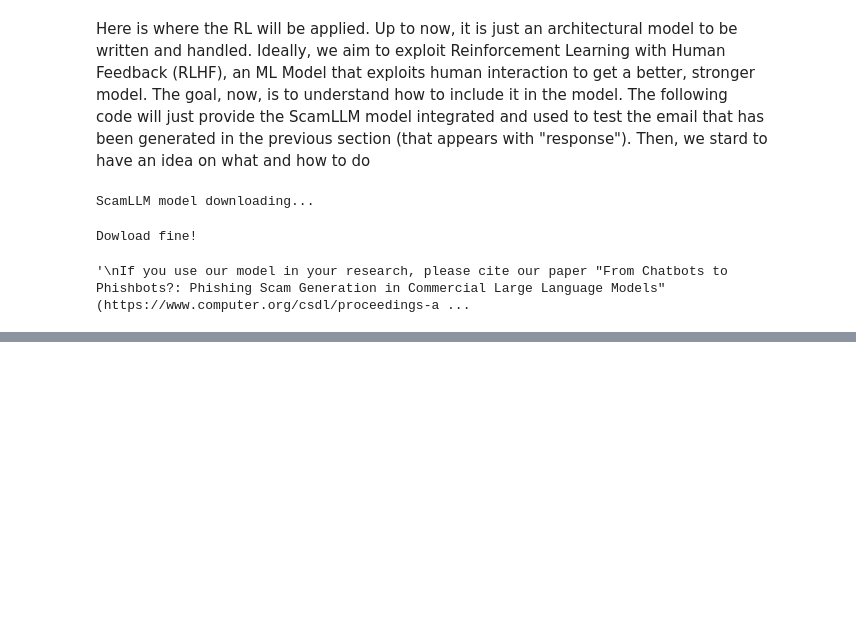
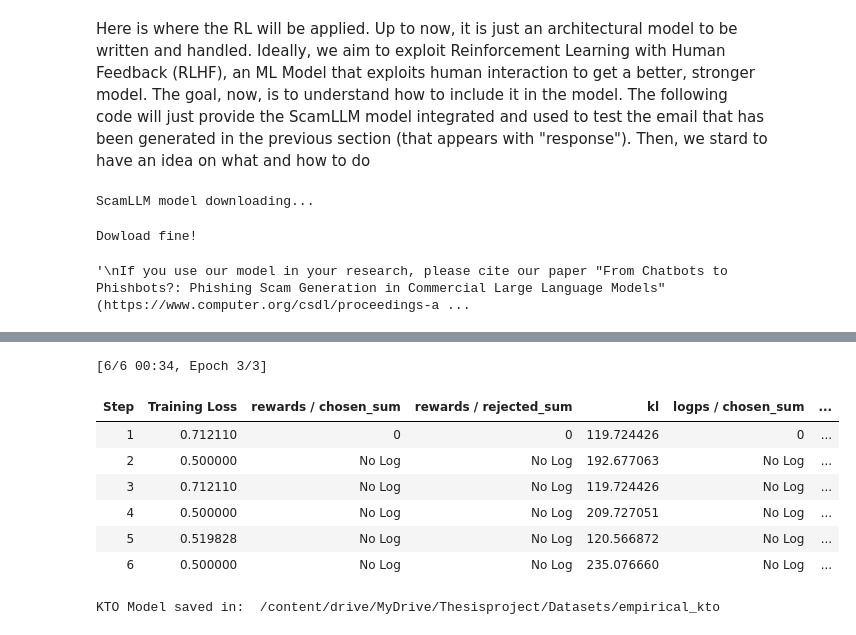
Before and after one commit to Theommy01/PhishingGenerationRL, a Jupyter notebook: Model_con_output.ipynb, the cells around one changed output, grey strips where cells are left out. Cells and saved outputs as stored; diff of their text form; code cells hidden in the pictures; blank space fills up the shorter version.

```diff
--- a/Model_con_output.ipynb
+++ b/Model_con_output.ipynb
@@ -671,0 +685,71 @@ Threshold of 85.0% passed!
+# %%
+import torch
+import gc
+from datasets import load_dataset
+from unsloth import FastLanguageModel, PatchFastRL, is_bfloat16_supported
+from trl import KTOConfig, KTOTrainer
+
+PatchFastRL("KTO", FastLanguageModel)
+torch.cuda.empty_cache()
+gc.collect()
+
+dataset_path = "/content/drive/MyDrive/Thesisproject/Dataset/empirical_dataset_kto_bco.jsonl"
+sft_model_path = "/content/drive/MyDrive/Thesisproject/Models/checkpoint-2104"
+output_dir_kto = "/content/drive/MyDrive/Thesisproject/Datasets/empirical_kto"
+
+print("Upload initial model for KTO...")
+model, tokenizer = FastLanguageModel.from_pretrained(
+    model_name=sft_model_path,
+    max_seq_length=512,
+    load_in_4bit=True,
+    fast_inference=False,
+)
+
+FastLanguageModel.for_training(model)
+
+tokenizer.add_special_tokens({"pad_token": "<|reserved_special_token_0|>"})
+model.config.pad_token_id = tokenizer.pad_token_id
+tokenizer.padding_side = "right"
+
+print("Upload the dataset previously created...")
+train_dataset = load_dataset("json", data_files=dataset_path, split="train")
+
+print("KTO Configuration (8-bit Low-VRAM)...")
+kto_args = KTOConfig(
+    output_dir=output_dir_kto,
+    learning_rate=5e-6,
+
+    per_device_train_batch_size=2,
+    gradient_accumulation_steps=2,
+
+    # Memory management
+    optim="adamw_8bit",            # Uses less VRAM GIGABYTE w.r.t. standard AdamW
+    fp16=not is_bfloat16_supported(),
+    bf16=is_bfloat16_supported(),
+    gradient_checkpointing=True,
+
+    max_prompt_length=128,
+    max_completion_length=384,
+
+    num_train_epochs=3,
+    logging_steps=1,
+    beta=0.1,
+    remove_unused_columns=False,
+)
+
+kto_trainer = KTOTrainer(
+    model=model,
+    ref_model=None,
+    args=kto_args,
+    train_dataset=train_dataset,
+    tokenizer=tokenizer,
+)
+
+# Patch for transformers 5.0
+kto_trainer._get_train_sampler = lambda *args, **kwargs: super(type(kto_trainer), kto_trainer)._get_train_sampler()
+
+print("Start KTO training...")
+kto_trainer.train()
+kto_trainer.save_model(output_dir_kto)
+print("KTO Model saved in: ", output_dir_kto)
+# %% [output]
@@ -671,0 +783,9 @@ Threshold of 85.0% passed!
+[6/6 00:34, Epoch 3/3]
+| Step | Training Loss | rewards / chosen_sum | rewards / rejected_sum | kl | logps / chosen_sum | ... |
+| 1 | 0.712110 | 0 | 0 | 119.724426 | 0 | ... |
+| 2 | 0.500000 | No Log | No Log | 192.677063 | No Log | ... |
+| 3 | 0.712110 | No Log | No Log | 119.724426 | No Log | ... |
+| 4 | 0.500000 | No Log | No Log | 209.727051 | No Log | ... |
+| 5 | 0.519828 | No Log | No Log | 120.566872 | No Log | ... |
+| 6 | 0.500000 | No Log | No Log | 235.076660 | No Log | ... |
+KTO Model saved in:  /content/drive/MyDrive/Thesisproject/Datasets/empirical_kto
```
Also changed, not shown: parts of 12 cells of this notebook, 1 other file.
